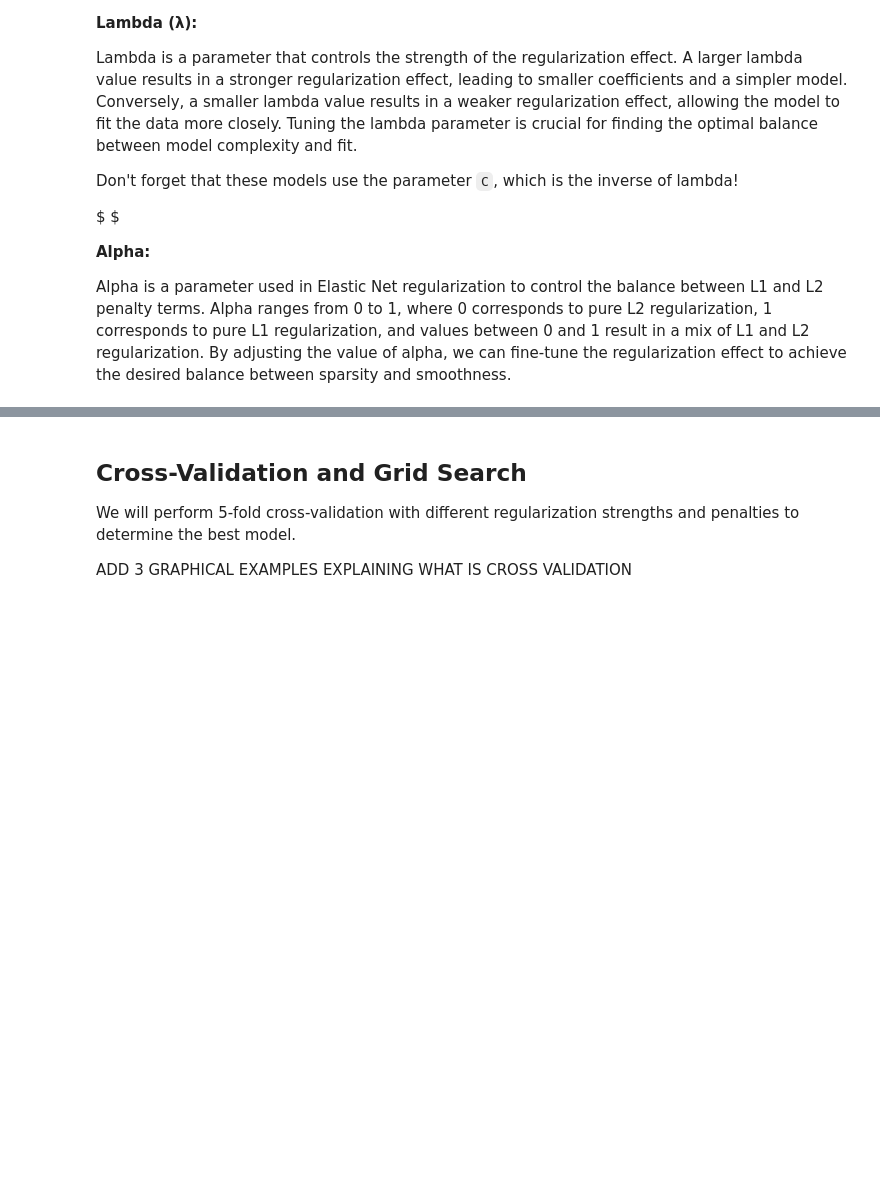
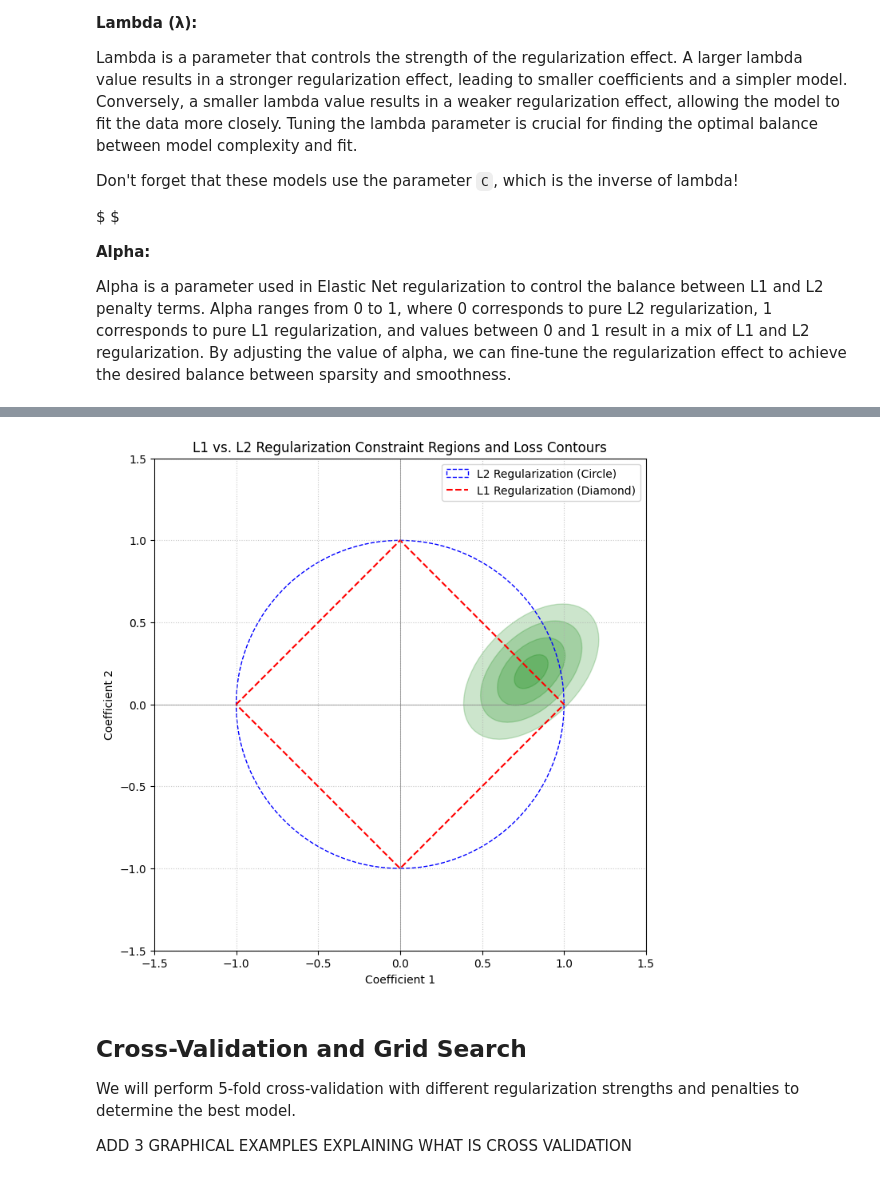
Before and after one commit to danielbazx/Machine-Learning-6-SIN-A-Mar-Jul-2026, a Jupyter notebook: Copia_de_Logistic_Regression.ipynb, the cells around one changed output, grey strips where cells are left out. Cells and saved outputs as stored; diff of their text form; code cells hidden in the pictures; blank space fills up the shorter version.

```diff
--- a/Copia_de_Logistic_Regression.ipynb
+++ b/Copia_de_Logistic_Regression.ipynb
@@ -324,3 +331,39 @@ Alpha is a parameter used in Elastic Net regularization to control the balance b
+# %%
+import matplotlib.pyplot as plt
+import numpy as np
+
+plt.figure(figsize=(8, 8))
+
+# L2 Regularization (Circle)
+circle = plt.Circle((0, 0), 1, color='blue', fill=False, linestyle='--', label='L2 Regularization (Circle)')
+plt.gca().add_artist(circle)
+
+# L1 Regularization (Diamond)
+x_l1 = np.array([-1, 0, 1, 0, -1])
+y_l1 = np.array([0, 1, 0, -1, 0])
+plt.plot(x_l1, y_l1, color='red', linestyle='--', label='L1 Regularization (Diamond)')
+
+# Loss Function Contours (example ellipses)
+# These represent the objective function, and the point where they first touch the constraint
+# region (circle or diamond) is the optimal solution.
+for i in np.linspace(0.5, 2.0, 4):
+    # Ellipse center can be slightly offset for better visualization of intersection
+    ellipse = plt.matplotlib.patches.Ellipse((0.8, 0.2), 0.5 * i, 0.3 * i, angle=45, color='green', alpha=0.2, zorder=0)
+    plt.gca().add_artist(ellipse)
+
+plt.xlabel('Coefficient 1')
+plt.ylabel('Coefficient 2')
+plt.title('L1 vs. L2 Regularization Constraint Regions and Loss Contours')
+plt.xlim(-1.5, 1.5)
+plt.ylim(-1.5, 1.5)
+plt.axhline(0, color='gray', linewidth=0.5)
+plt.axvline(0, color='gray', linewidth=0.5)
+plt.grid(True, linestyle=':', alpha=0.7)
+plt.legend()
+plt.gca().set_aspect('equal', adjustable='box')
+plt.show()
+# %% [output]
+[figure, added]
 # %%
 import numpy as np
 import pandas as pd
```
Also changed, not shown: parts of 1 cell of this notebook.
